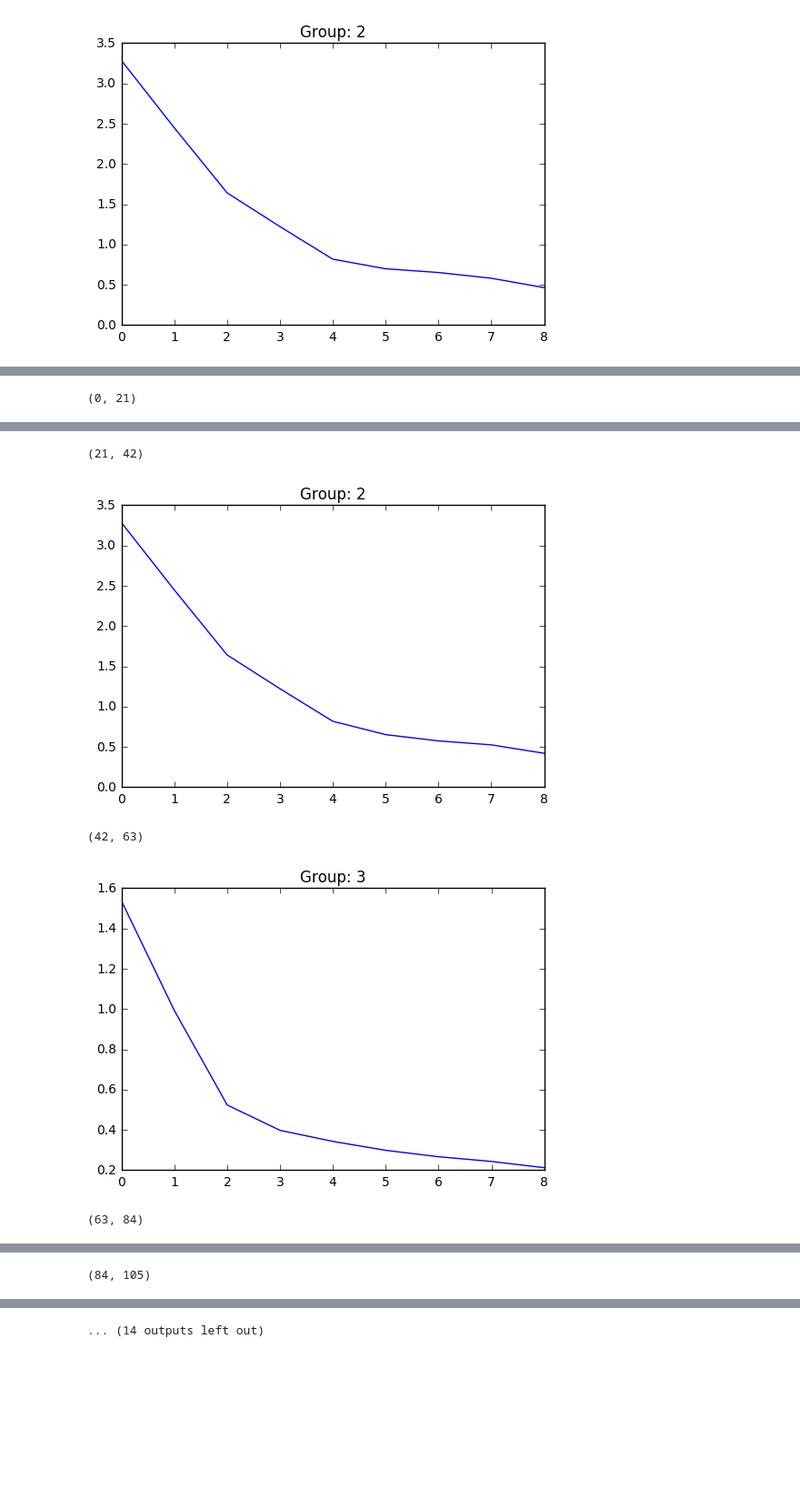
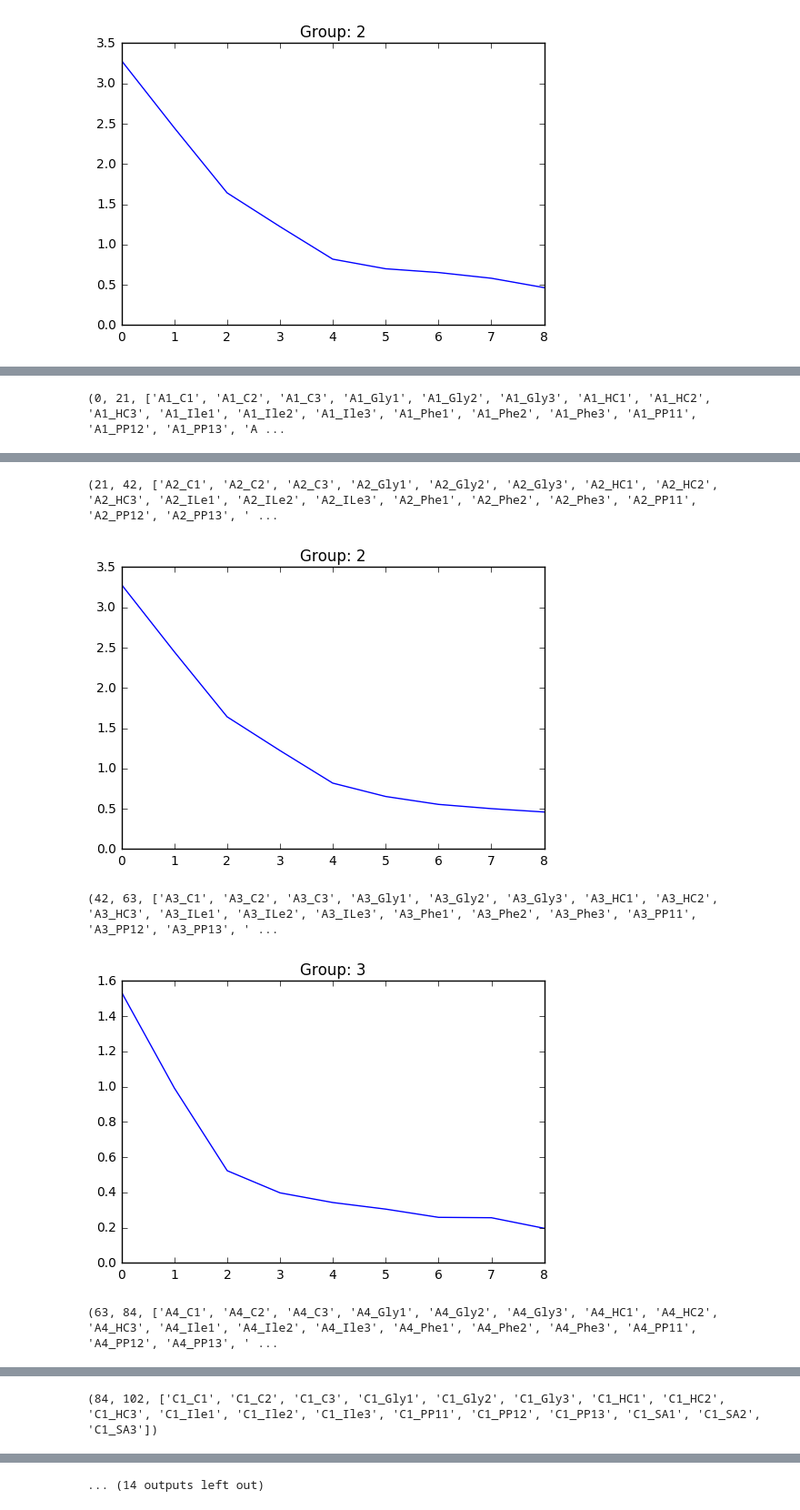
Before and after one commit to sabersf/Nanomaterials, a Jupyter notebook: Clustering.ipynb, the cells around one changed output, grey strips where cells are left out. Shown: that part at 91% size. Saved outputs shown, nothing was run; the diff lists cells and outputs as text; code cells hidden in the pictures; blank space fills up the shorter version.

```diff
--- a/Clustering.ipynb
+++ b/Clustering.ipynb
@@ -440,23 +442,29 @@ clusters_kmeans
 # %%
-kmeans_file = open('k-means.txt', 'w')
+kmeans_file = open('k-means_fixed_3.txt', 'w')
 
 for group in range(13):
     begin_group =  group*21
     end_group = (group + 1) * 21
-    print(begin_group, end_group)
+    if group > 3:
+        end_group -= 3
+    if group > 4:
+        begin_group -= 3
+
+    print(begin_group, end_group, labels[begin_group:end_group])
 
     initial = [cluster.vq.kmeans(data_set_new[begin_group:end_group],i) for i in range(1,10)]
     plt.plot([var for (cent,var) in initial])
     plt.title("Group: %d"%(group+1))
     plt.show()
 
+    #num_clusters = num_clusters_list[group]
     num_clusters = 3
     cent, var = initial[num_clusters-1]
     assignment,cdist = cluster.vq.vq(data_set_new[begin_group:end_group],cent)
 
     clusters_kmeans = [[] for _ in range(num_clusters)]
     for i in range(len(assignment)):
-        clusters_kmeans[ assignment[i] ].append(labels[i + (group*21)])
+        clusters_kmeans[ assignment[i] ].append(labels[i + (begin_group)])
 
     kmeans_file.writelines('Group: %d\n'%group)
     for i in range(num_clusters):
@@ -464,4 +472,4 @@ for group in range(13):
         kmeans_file.write("\n")
 kmeans_file.close()
 # %% [output]
-(0, 21)
+(0, 21, ['A1_C1', 'A1_C2', 'A1_C3', 'A1_Gly1', 'A1_Gly2', 'A1_Gly3', 'A1_HC1', 'A1_HC2', 'A1_HC3', 'A1_Ile1', 'A1_Ile2', 'A1_Ile3', 'A1_Phe1', 'A1_Phe2', 'A1_Phe3', 'A1_PP11', 'A1_PP12', 'A1_PP13', 'A ...
@@ -469,5 +477,5 @@ kmeans_file.close()
-(21, 42)
+(21, 42, ['A2_C1', 'A2_C2', 'A2_C3', 'A2_Gly1', 'A2_Gly2', 'A2_Gly3', 'A2_HC1', 'A2_HC2', 'A2_HC3', 'A2_ILe1', 'A2_ILe2', 'A2_ILe3', 'A2_Phe1', 'A2_Phe2', 'A2_Phe3', 'A2_PP11', 'A2_PP12', 'A2_PP13', ' ...
 [figure]
-(42, 63)
+(42, 63, ['A3_C1', 'A3_C2', 'A3_C3', 'A3_Gly1', 'A3_Gly2', 'A3_Gly3', 'A3_HC1', 'A3_HC2', 'A3_HC3', 'A3_ILe1', 'A3_ILe2', 'A3_ILe3', 'A3_Phe1', 'A3_Phe2', 'A3_Phe3', 'A3_PP11', 'A3_PP12', 'A3_PP13', ' ...
-[figure, old version]
+[figure, new version]
-(63, 84)
+(63, 84, ['A4_C1', 'A4_C2', 'A4_C3', 'A4_Gly1', 'A4_Gly2', 'A4_Gly3', 'A4_HC1', 'A4_HC2', 'A4_HC3', 'A4_Ile1', 'A4_Ile2', 'A4_Ile3', 'A4_Phe1', 'A4_Phe2', 'A4_Phe3', 'A4_PP11', 'A4_PP12', 'A4_PP13', ' ...
@@ -475 +483 @@ kmeans_file.close()
-(84, 105)
+(84, 102, ['C1_C1', 'C1_C2', 'C1_C3', 'C1_Gly1', 'C1_Gly2', 'C1_Gly3', 'C1_HC1', 'C1_HC2', 'C1_HC3', 'C1_Ile1', 'C1_Ile2', 'C1_Ile3', 'C1_PP11', 'C1_PP12', 'C1_PP13', 'C1_SA1', 'C1_SA2', 'C1_SA3'])
```
Also changed, not shown: parts of 3 cells of this notebook.
